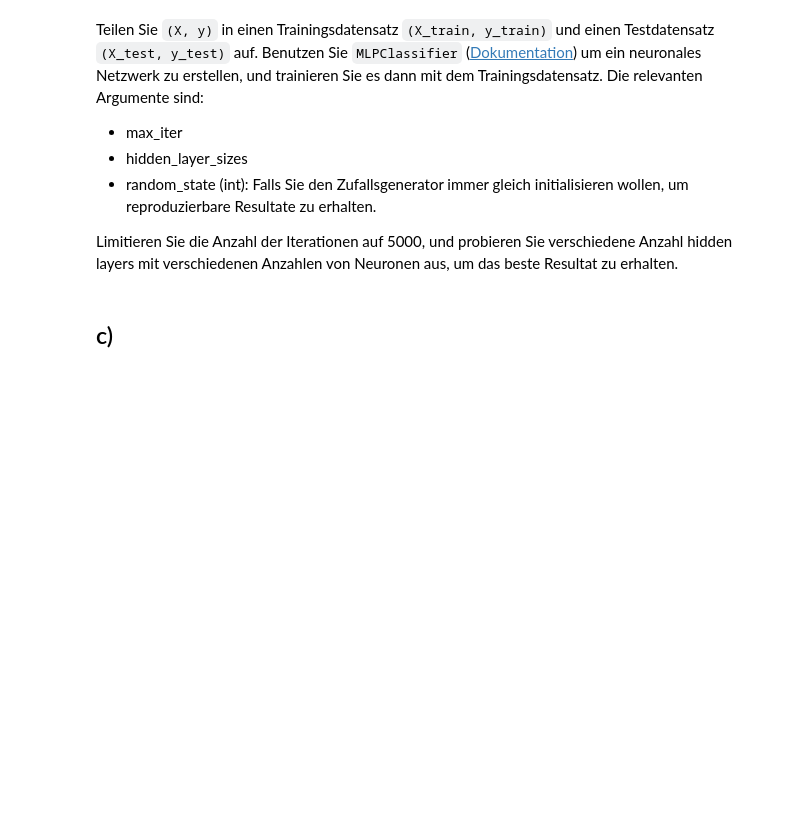
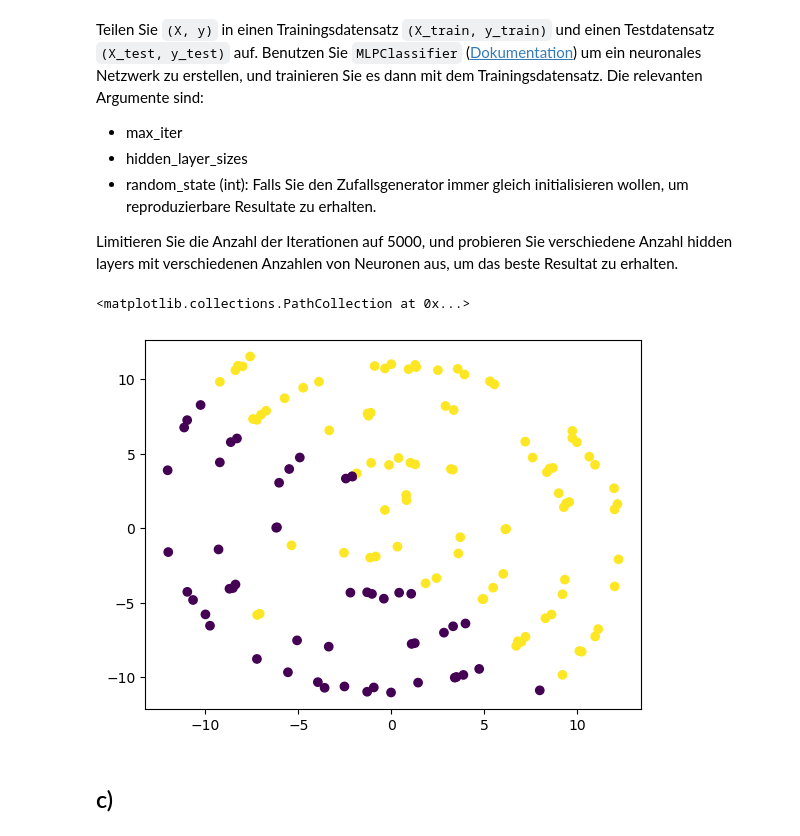
Before and after one commit to nundee/PatuAufgaben, a Jupyter notebook: Woche13/Aufgabenblatt 13.ipynb, the cells around one changed output. Cells and saved outputs as stored; diff of their text form; code cells hidden in the pictures; blank space fills up the shorter version.

```diff
--- a/Woche13/Aufgabenblatt 13.ipynb
+++ b/Woche13/Aufgabenblatt 13.ipynb
@@ -127,7 +127,14 @@ Teilen Sie `(X, y)` in einen Trainingsdatensatz `(X_train, y_train)` und einen T
 Limitieren Sie die Anzahl der Iterationen auf 5000, und probieren Sie verschiedene Anzahl hidden layers mit verschiedenen Anzahlen von Neuronen aus, um das beste Resultat zu erhalten.
 # %%
 X_train, X_test, y_train, y_test = train_test_split(X,y,test_size=0.3,random_state=42)
-clf=MLPClassifier(hidden_layer_sizes=(5,5), max_iter=5000, random_state=42).fit(X_train,y_train)
+clf=MLPClassifier(hidden_layer_sizes=(9,9), max_iter=5000, random_state=42).fit(X_train,y_train)
+y_pred=clf.predict(X_train)
+#print(y_pred)
+#print(X_train)
+plt.scatter(X_train['X1'],X_train['X2'], c=y_pred)
+# %% [output]
+<matplotlib.collections.PathCollection at 0x...>
+[figure, added]
 # %% [markdown]
 ## c)
 # %% [markdown]
```
Also changed, not shown: 17 other files.
